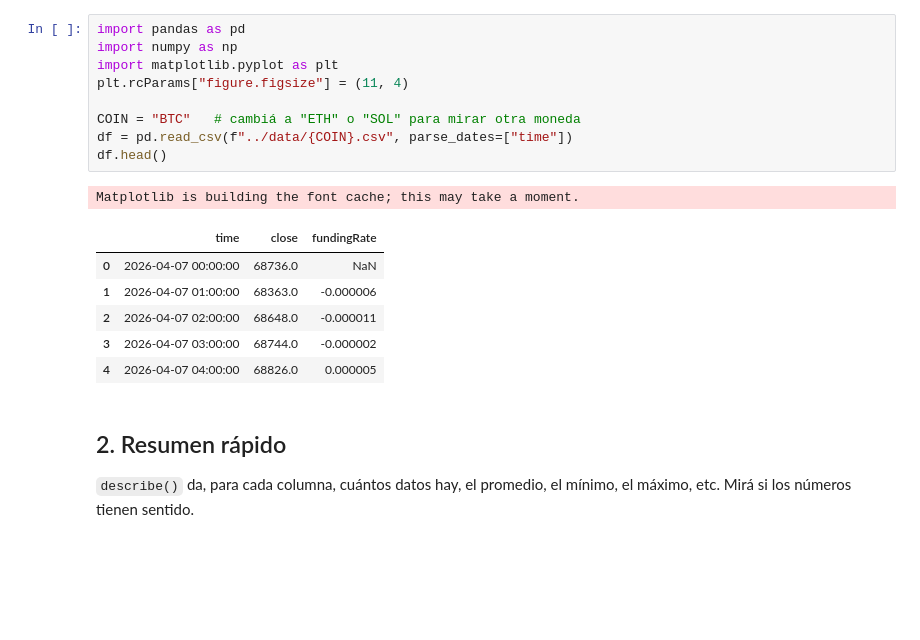
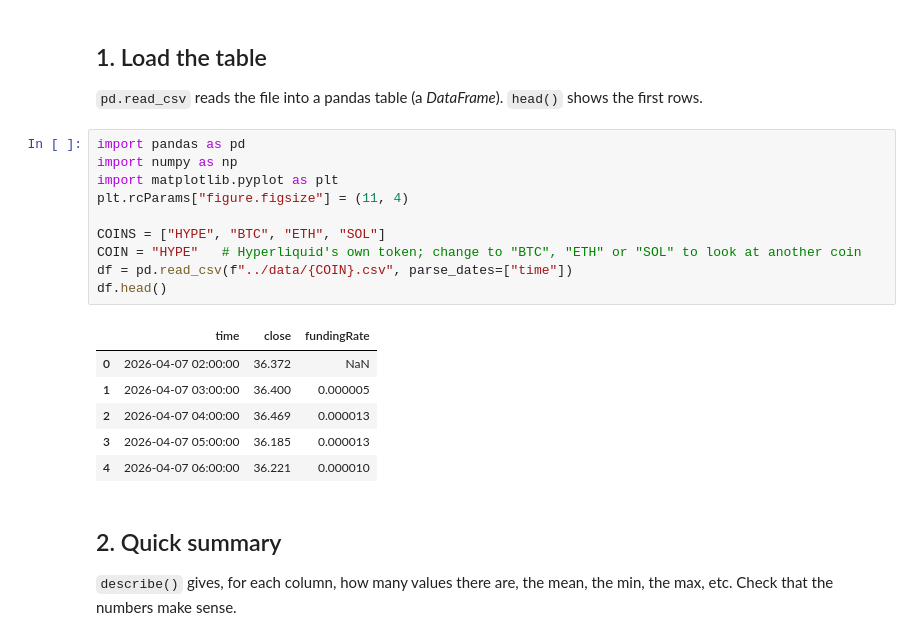
Before and after one commit to b3njaminfuentes/hyperliquid-research, a Jupyter notebook: notebooks/01_explorar.ipynb, the cells around one changed output. Saved outputs shown, nothing was run; the diff lists cells and outputs as text; blank space fills up the shorter version.

```diff
--- a/notebooks/01_explorar.ipynb
+++ b/notebooks/01_explorar.ipynb
@@ -13,23 +10,26 @@ Los datos están en `data/BTC.csv`: un **CSV**, que es una tabla guardada como t
+# %% [markdown]
+## 1. Load the table
+`pd.read_csv` reads the file into a pandas table (a *DataFrame*). `head()` shows the first rows.
 # %%
 import pandas as pd
 import numpy as np
 import matplotlib.pyplot as plt
 plt.rcParams["figure.figsize"] = (11, 4)
 
-COIN = "BTC"   # cambiá a "ETH" o "SOL" para mirar otra moneda
+COINS = ["HYPE", "BTC", "ETH", "SOL"]
+COIN = "HYPE"   # Hyperliquid's own token; change to "BTC", "ETH" or "SOL" to look at another coin
 df = pd.read_csv(f"../data/{COIN}.csv", parse_dates=["time"])
 df.head()
 # %% [output]
-Matplotlib is building the font cache; this may take a moment.
 |  | time | close | fundingRate |
-| 0 | 2026-04-07 00:00:00 | 68736.0 | NaN |
-| 1 | 2026-04-07 01:00:00 | 68363.0 | -0.000006 |
-| 2 | 2026-04-07 02:00:00 | 68648.0 | -0.000011 |
-| 3 | 2026-04-07 03:00:00 | 68744.0 | -0.000002 |
-| 4 | 2026-04-07 04:00:00 | 68826.0 | 0.000005 |
+| 0 | 2026-04-07 02:00:00 | 36.372 | NaN |
+| 1 | 2026-04-07 03:00:00 | 36.400 | 0.000005 |
+| 2 | 2026-04-07 04:00:00 | 36.469 | 0.000013 |
+| 3 | 2026-04-07 05:00:00 | 36.185 | 0.000013 |
+| 4 | 2026-04-07 06:00:00 | 36.221 | 0.000010 |
-# %% [markdown]
-## 2. Resumen rápido
-`describe()` da, para cada columna, cuántos datos hay, el promedio, el mínimo, el máximo, etc. Mirá si los números tienen sentido.
+# %% [markdown]
+## 2. Quick summary
+`describe()` gives, for each column, how many values there are, the mean, the min, the max, etc. Check that the numbers make sense.
 # %%
 df.describe()
 # %% [output]
```
Also changed, not shown: parts of 18 cells of this notebook, 11 other files.
